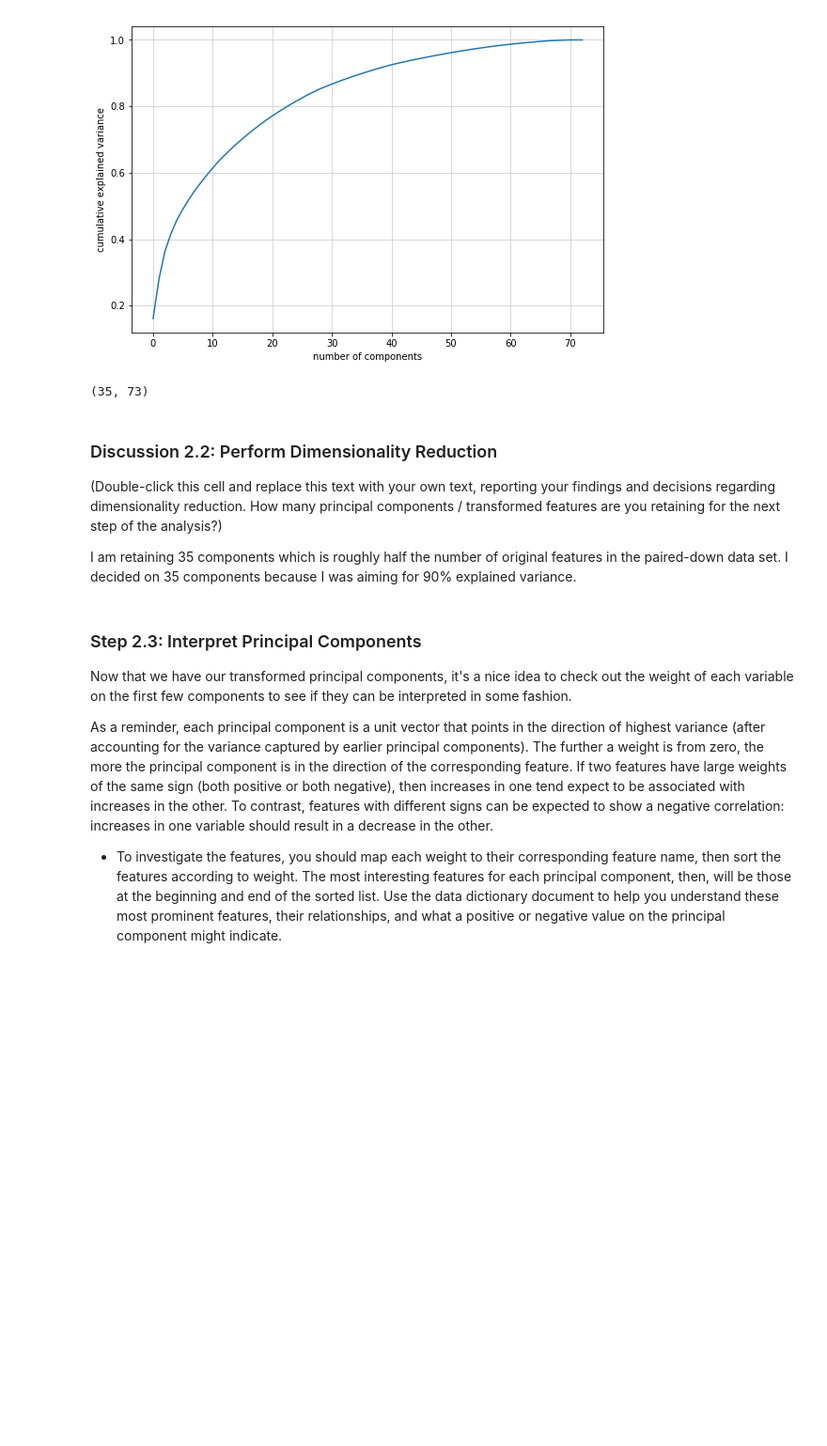
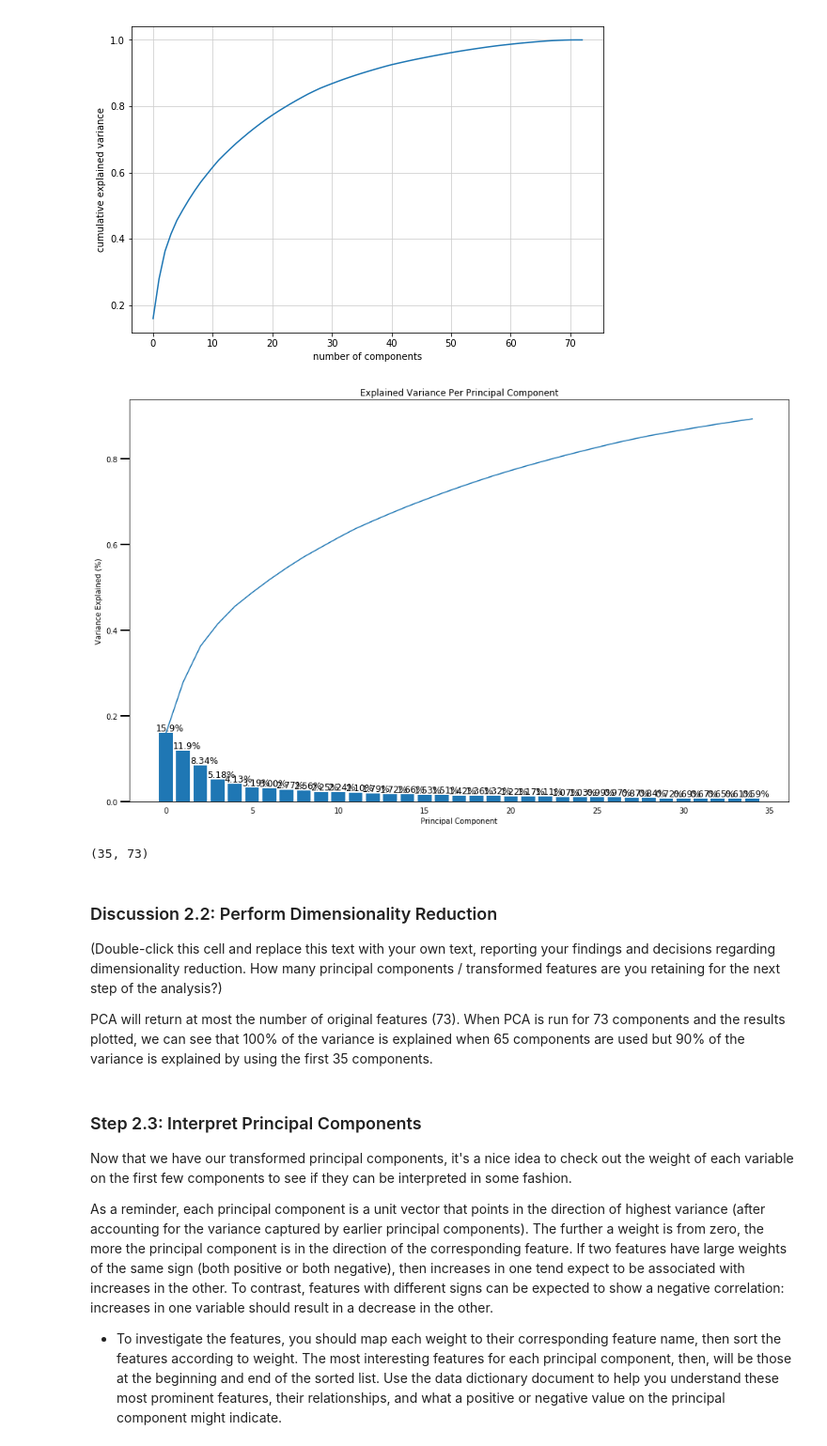
Before and after one commit to noreenwu/customer-segments, a Jupyter notebook: Identify_Customer_Segments.ipynb, the cells around one changed output. Shown: that part at 94% size. Cells and saved outputs as stored; diff of their text form; code cells hidden in the pictures; blank space fills up the shorter version.

```diff
--- a/Identify_Customer_Segments.ipynb
+++ b/Identify_Customer_Segments.ipynb
@@ -1571,37 +1570,39 @@ plot_explained_variance(pca)
 [figure]
 # %%
 # Investigate the variance accounted for by each principal component.
-# def scree_plot(pca):
-#     '''
-#     Creates a scree plot associated with the principal components
+def scree_plot(pca):
+    '''
+    Creates a scree plot associated with the principal components
 
-#     INPUT: pca - the result of instantian of PCA in scikit learn
+    INPUT: pca - the result of instantian of PCA in scikit learn
 
-#     OUTPUT:
-#             None
-#     '''
-#     num_components = len(pca.explained_variance_ratio_)
-#     ind = np.arange(num_components)
-#     vals = pca.explained_variance_ratio_
+    OUTPUT:
+            None
+    '''
+    num_components = len(pca.explained_variance_ratio_)
+    ind = np.arange(num_components)
+    vals = pca.explained_variance_ratio_
 
-#     plt.figure(figsize=(10, 6))
-#     ax = plt.subplot(111)
-#     cumvals = np.cumsum(vals)
-#     ax.bar(ind, vals)
-#     ax.plot(ind, cumvals)
-#     for i in range(num_components):
-#         ax.annotate(r"%s%%" % ((str(vals[i]*100)[:4])), (ind[i]+0.2, vals[i]), va="bottom", ha="center", fontsize=12)
+    plt.figure(figsize=(16, 10))
+    ax = plt.subplot(111)
+    cumvals = np.cumsum(vals)
+    ax.bar(ind, vals)
+    ax.plot(ind, cumvals)
+    for i in range(num_components):
+        ax.annotate(r"%s%%" % ((str(vals[i]*100)[:4])), (ind[i]+0.2, vals[i]), va="bottom", ha="center", fontsize=12)
 
-#     ax.xaxis.set_tick_params(width=0)
-#     ax.yaxis.set_tick_params(width=2, length=12)
+    ax.xaxis.set_tick_params(width=0)
+    ax.yaxis.set_tick_params(width=2, length=12)
 
-#     ax.set_xlabel("Principal Component")
-#     ax.set_ylabel("Variance Explained (%)")
-#     plt.title('Explained Variance Per Principal Component')
+    ax.set_xlabel("Principal Component")
+    ax.set_ylabel("Variance Explained (%)")
+    plt.title('Explained Variance Per Principal Component')
 
 
 
-# scree_plot(pca)
+scree_plot(pca)
+# %% [output]
+[figure, added]
 # %%
 # Re-apply PCA to the data while selecting for number of components to retain.
 
@@ -1617,8 +1618,9 @@ pca.components_.shape
 
 (Double-click this cell and replace this text with your own text, reporting your findings and decisions regarding dimensionality reduction. How many principal components / transformed features are you retaining for the next step of the analysis?)
 
-I am retaining 35 components which is roughly half the number of original features in the paired-down
-data set. I decided on 35 components because I was aiming for 90% explained variance.
+PCA will return at most the number of original features (73). When PCA is run for 73 components
+and the results plotted, we can see that 100% of the variance is explained when 65 components
+are used but 90% of the variance is explained by using the first 35 components.
 # %% [markdown]
 ### Step 2.3: Interpret Principal Components
 
```
Also changed, not shown: parts of 10 cells of this notebook, 1 other file.
